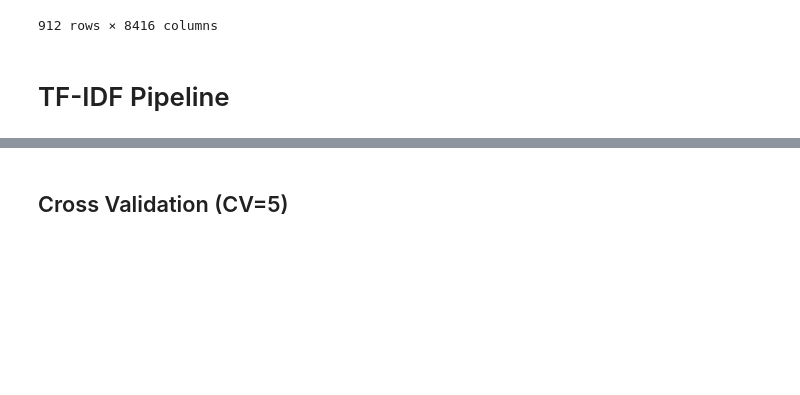
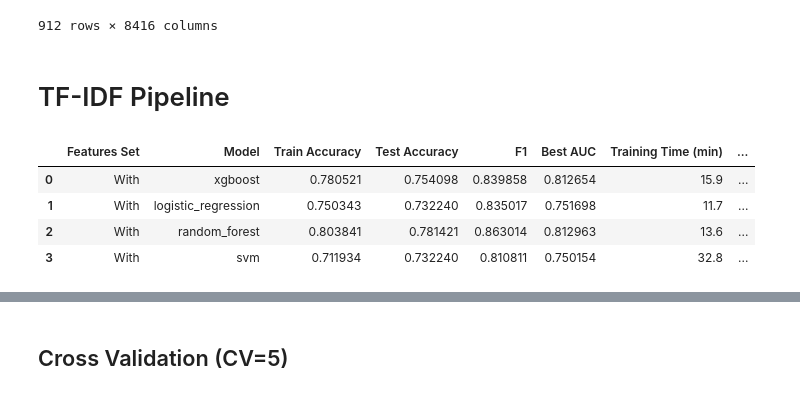
Before and after one commit to ThomasDelch97/Thesis---Code, a Jupyter notebook: Modelisation_Finale.ipynb, the cells around one changed output, grey strips where cells are left out. Cells and saved outputs as stored; diff of their text form; code cells hidden in the pictures; blank space fills up the shorter version.

Commit message:
Rerun of Features Selection, Tuning and Cross-Validation

```diff
--- a/Modelisation_Finale.ipynb
+++ b/Modelisation_Finale.ipynb
@@ -216,7 +226,7 @@ config = {
     }
 }
 
-dico_features_tfidf = {} #dictionnary for to features retain in select_features function
+#dico_features_tfidf = {} #dictionnary for to features retain in select_features function
 
 #X & y
 y = test_idf['med_tresh']
@@ -267,38 +277,45 @@ search_spaces = {
         'resampler__sampling_strategy': Real(0.5, 0.7)
     },
     'svm': {
         'classifier__C': Real(0.5, 50.0, prior='log-uniform'),
         'classifier__gamma': Categorical(['scale', 'auto'] + list(np.logspace(-3, -1, 5))),
         'classifier__kernel': Categorical(['rbf', 'linear']),
         'resampler__sampling_strategy': Real(0.5, 0.7)
     }
 }
 
 final_results = []
 for features_set_name, context in config['features_sets'].items():
     X = X_raw[context]
-    #X = X_raw[dico_features['Without']]
-    #X_train, X_test, y_train, y_test = train_test_split(
-     #   X, y,
-      #  test_size=config['test_size'],
-       # stratify=y,
-        #random_state=42
-    #)
+    X = X_raw[dico_features_tfidf['With']]
+    X_train_selected, X_test_selected, y_train, y_test = train_test_split(
+        X, y,
+        test_size=config['test_size'],
+        stratify=y,
+        random_state=42
+    )
     #X_train_selected, X_test_selected, features_selected, best_max_features = select_features(
      #   X_train, X_test, y_train,
       #  max_features_range=(25, 50),
        # n_iter=config['n_iter'])
 
     #dico_features_tfidf[features_set_name] = features_selected
 
     df_results = optimized_training(
         X_train_selected, X_test_selected,
         y_train, y_test,
         classifiers, config,
-        'randomforest', search_spaces
+        'randomforest', search_spaces,
+        'With'
     )
 
     final_results.append(df_results)
 
 final_df = pd.concat(final_results)
 final_df
+# %% [output]
+|  | Features Set | Model | Train Accuracy | Test Accuracy | F1 | Best AUC | Training Time (min) | ... |
+| 0 | With | xgboost | 0.780521 | 0.754098 | 0.839858 | 0.812654 | 15.9 | ... |
+| 1 | With | logistic_regression | 0.750343 | 0.732240 | 0.835017 | 0.751698 | 11.7 | ... |
+| 2 | With | random_forest | 0.803841 | 0.781421 | 0.863014 | 0.812963 | 13.6 | ... |
+| 3 | With | svm | 0.711934 | 0.732240 | 0.810811 | 0.750154 | 32.8 | ... |
```
Also changed, not shown: parts of 9 cells of this notebook, 2 other files.
